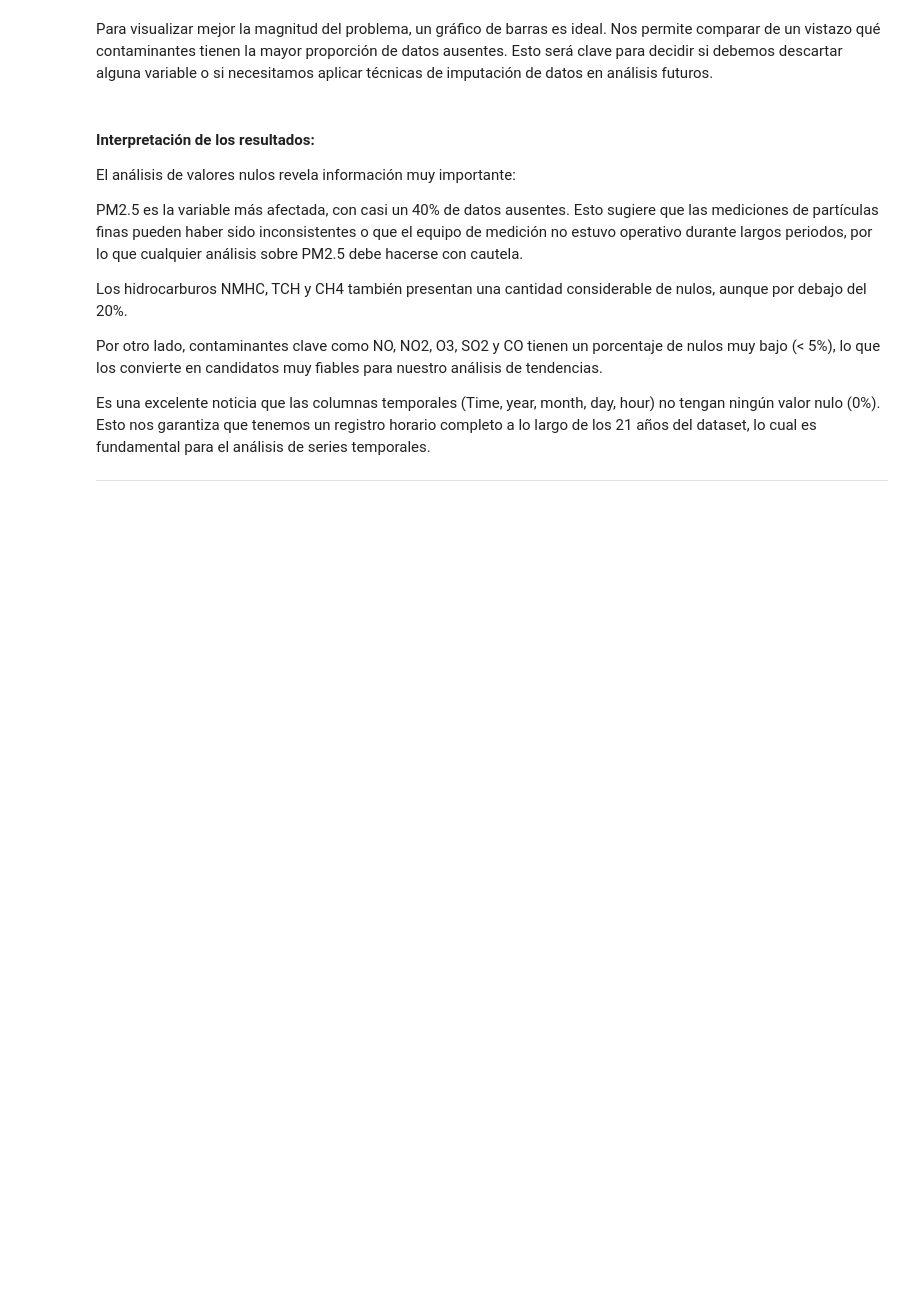
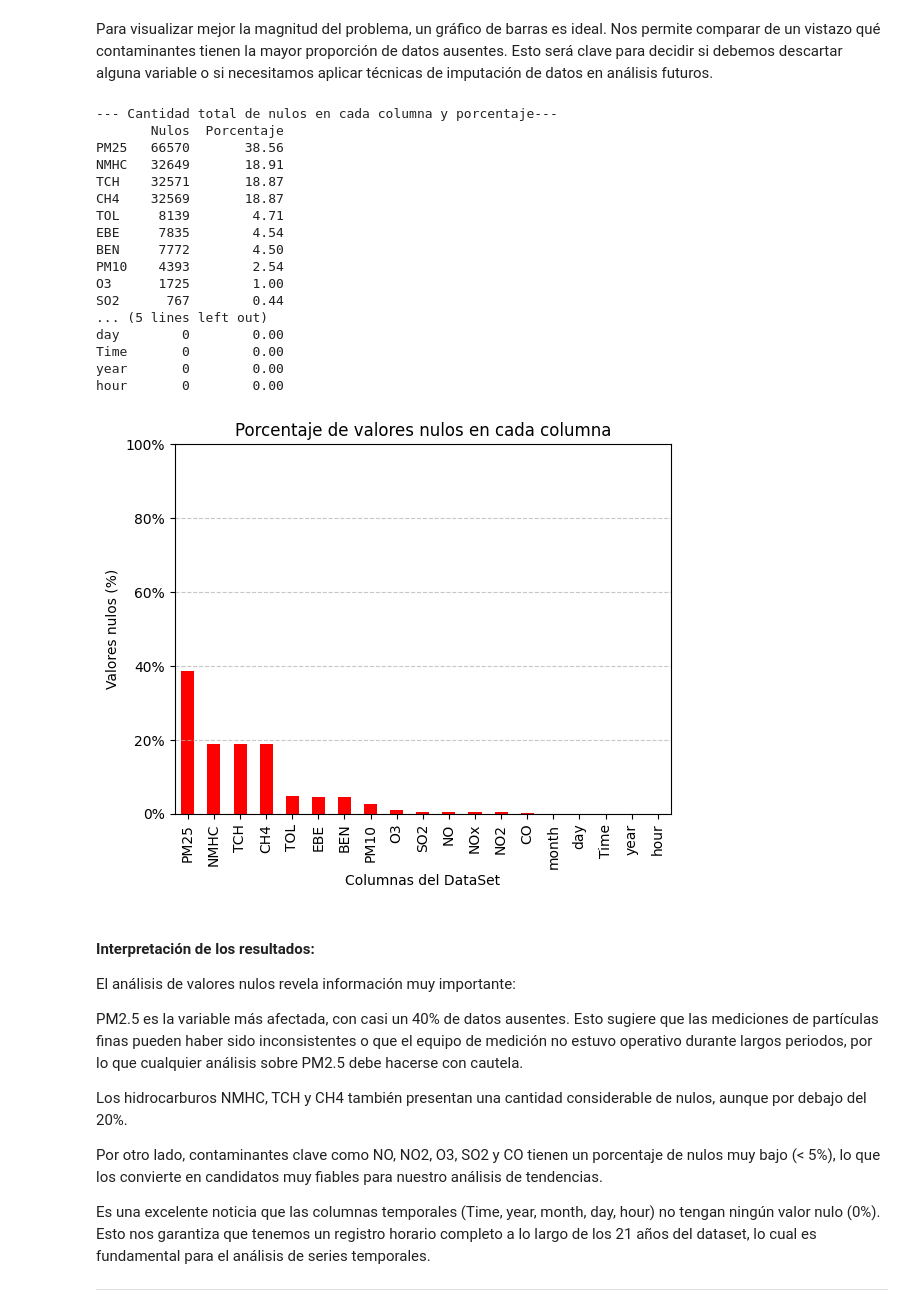
Before and after one commit to thisisrober/analisis-exploratorio-dataset-airquality-madrid, a Jupyter notebook: notebook.ipynb, the cells around one changed output. Cells and saved outputs as stored; diff of their text form; code cells hidden in the pictures; blank space fills up the shorter version.

```diff
--- a/notebook.ipynb
+++ b/notebook.ipynb
@@ -87,17 +106,46 @@ Uno de los problemas más comunes en los datasets del mundo real es la ausencia
 # %% [markdown]
 Para visualizar mejor la magnitud del problema, un gráfico de barras es ideal. Nos permite comparar de un vistazo qué contaminantes tienen la mayor proporción de datos ausentes. Esto será clave para decidir si debemos descartar alguna variable o si necesitamos aplicar técnicas de imputación de datos en análisis futuros.
 # %%
+# Contamos la cantidad de nulos que hay en cada columna
+total_filas = len(df)
+
+nulos_por_columna = df.isnull().sum()
+
+conteo_de_nulos = nulos_por_columna.to_frame("Nulos").assign(Porcentaje=lambda x: (x["Nulos"] / total_filas * 100).round(2)).sort_values("Nulos", ascending=False)
+
+print("--- Cantidad total de nulos en cada columna y porcentaje---")
+print(conteo_de_nulos)
+
 conteo_de_nulos['Porcentaje'].plot(kind="bar", color='red', legend=False)
 plt.title("Porcentaje de valores nulos en cada columna")
 plt.xlabel("Columnas del DataSet")
 plt.ylabel("Valores nulos (%)")
 
 plt.grid(True, axis='y', linestyle='--', alpha=0.7)
 
 plt.ylim(0, 100)
 ejes = plt.gca()
 ejes.yaxis.set_major_formatter(mticker.FuncFormatter(lambda y, _: f'{int(y)}%'))
 plt.show()
+# %% [output]
+--- Cantidad total de nulos en cada columna y porcentaje---
+       Nulos  Porcentaje
+PM25   66570       38.56
+NMHC   32649       18.91
+TCH    32571       18.87
+CH4    32569       18.87
+TOL     8139        4.71
+EBE     7835        4.54
+BEN     7772        4.50
+PM10    4393        2.54
+O3      1725        1.00
+SO2      767        0.44
+... (5 lines left out)
+day        0        0.00
+Time       0        0.00
+year       0        0.00
+hour       0        0.00
+[figure, added]
 # %% [markdown]
 #### **Interpretación de los resultados:**
 
```
Also changed, not shown: parts of 24 cells of this notebook.
